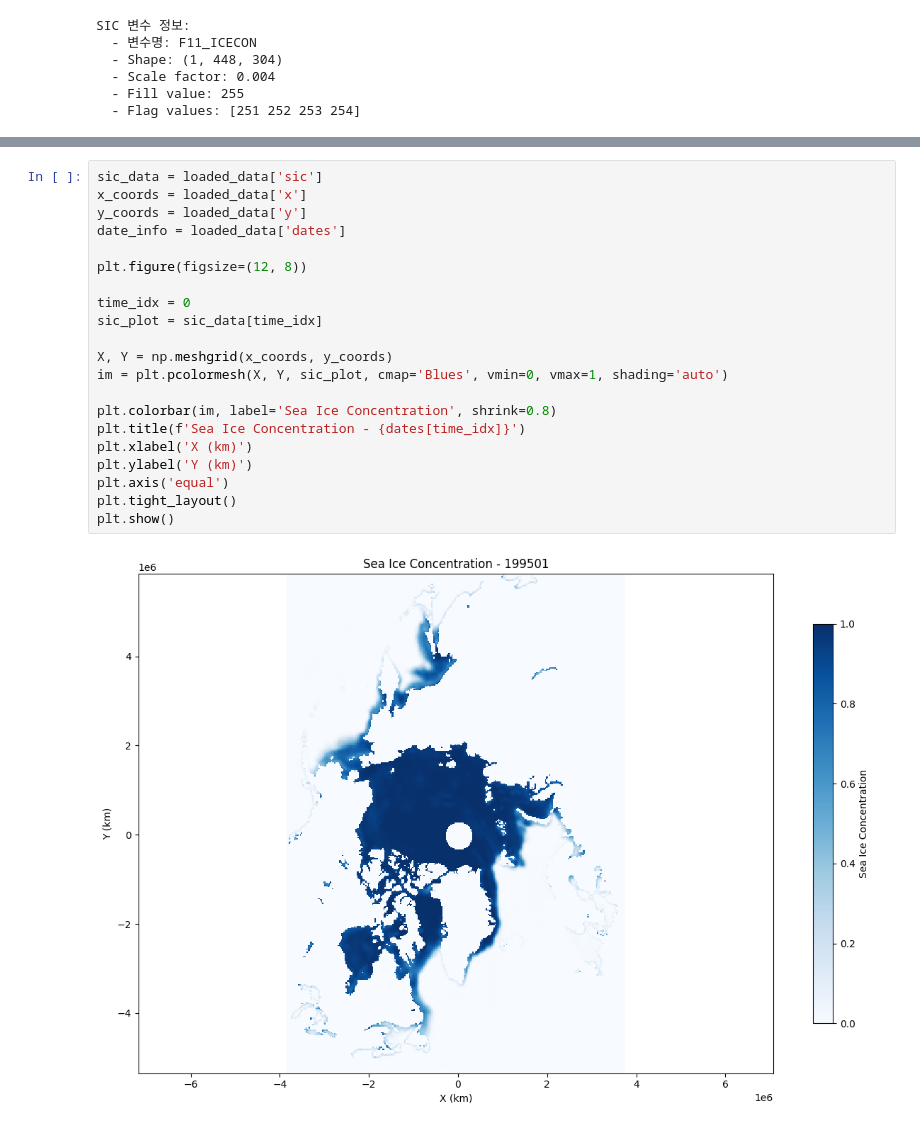
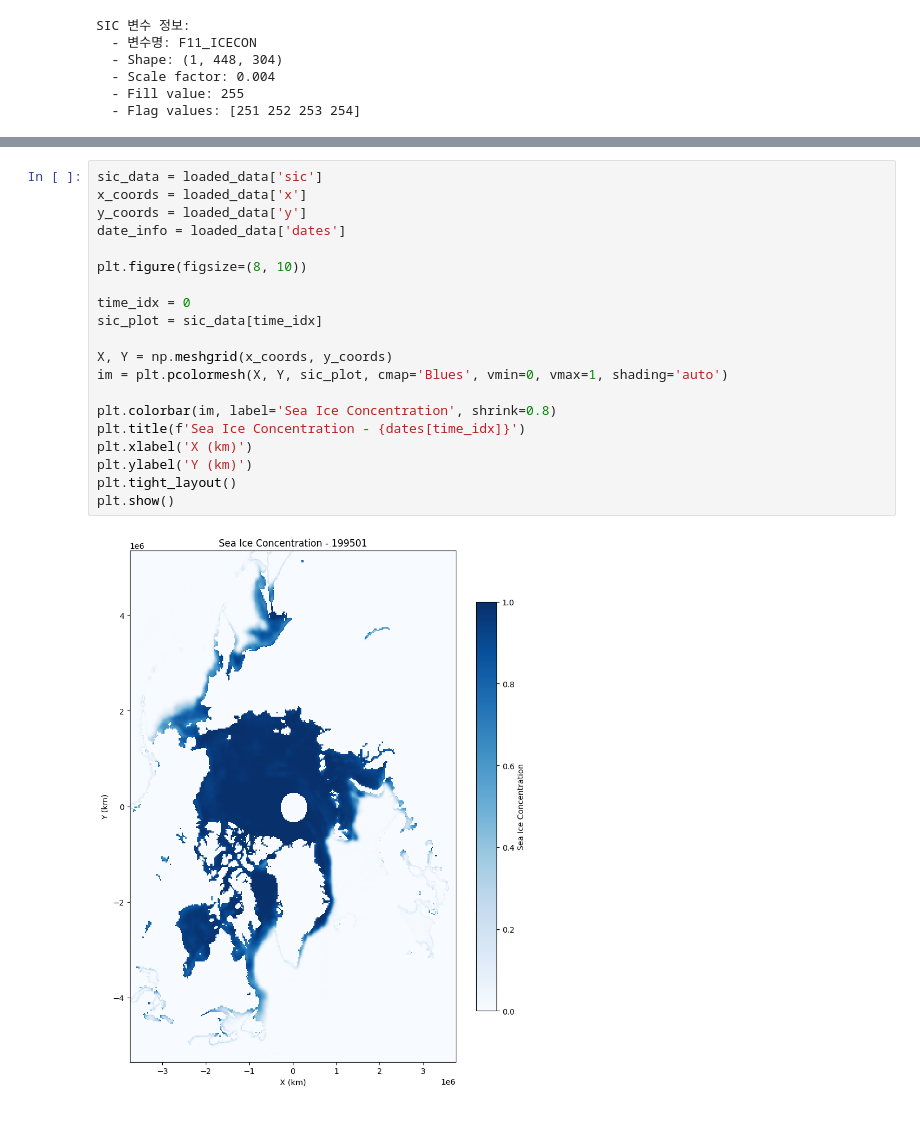
Before and after one commit to minsuh99/SIC-Prediction, a Jupyter notebook: NSIDC_preprocessing.ipynb, the cells around one changed output, grey strips where cells are left out. Saved outputs shown, nothing was run; the diff lists cells and outputs as text.

```diff
--- a/NSIDC_preprocessing.ipynb
+++ b/NSIDC_preprocessing.ipynb
@@ -181,24 +211,23 @@ SIC 데이터 형태: (360, 448, 304)
 # %%
 sic_data = loaded_data['sic']
 x_coords = loaded_data['x']
 y_coords = loaded_data['y']
 date_info = loaded_data['dates']
 
-plt.figure(figsize=(12, 8))
+plt.figure(figsize=(8, 10))
 
 time_idx = 0
 sic_plot = sic_data[time_idx]
 
 X, Y = np.meshgrid(x_coords, y_coords)
 im = plt.pcolormesh(X, Y, sic_plot, cmap='Blues', vmin=0, vmax=1, shading='auto')
 
 plt.colorbar(im, label='Sea Ice Concentration', shrink=0.8)
 plt.title(f'Sea Ice Concentration - {dates[time_idx]}')
 plt.xlabel('X (km)')
 plt.ylabel('Y (km)')
-plt.axis('equal')
 plt.tight_layout()
 plt.show()
 # %% [output]
-[figure, old version]
+[figure, new version]
 # %%
```
Also changed, not shown: parts of 10 cells of this notebook, 1 other file.
